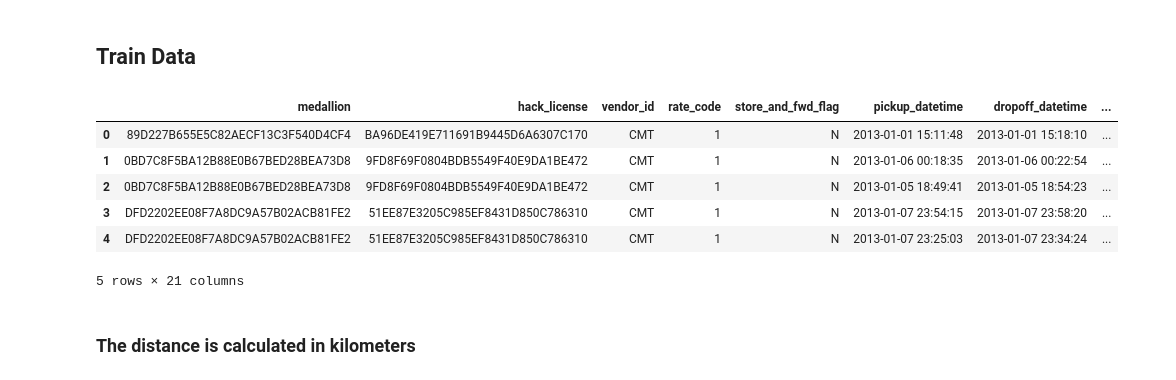
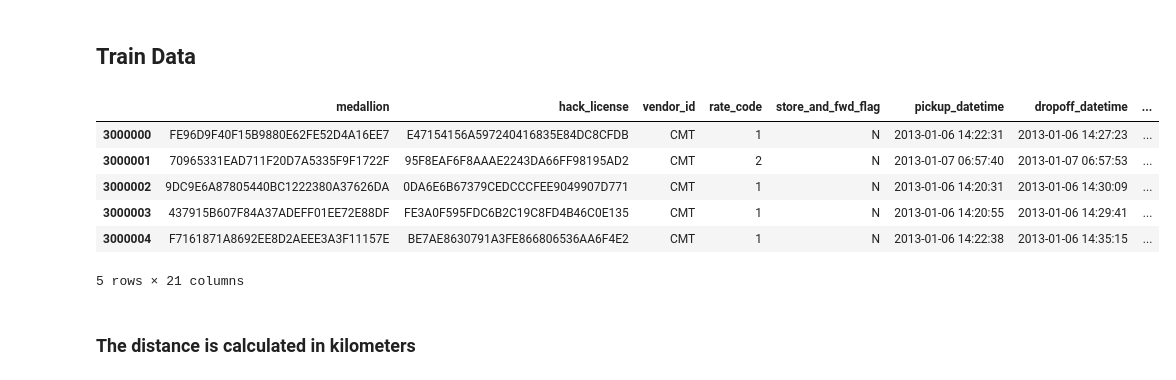
Before and after one commit to marufdsi/TaxiRevenue, a Jupyter notebook: ReinforcementLearningOnTaxiRevenue.ipynb, the cells around one changed output. Saved outputs shown, nothing was run; the diff lists cells and outputs as text; code cells hidden in the pictures.

```diff
--- a/ReinforcementLearningOnTaxiRevenue.ipynb
+++ b/ReinforcementLearningOnTaxiRevenue.ipynb
@@ -57,16 +57,16 @@ process_train_data = copy(historical_data)
 # %% [markdown]
 ## Train Data
 # %%
-train_data = copy(process_train_data.loc[0:100000,])
+train_data = copy(process_train_data.loc[3000000:3300000,])
 del train_data['Unnamed: 0']
 train_data.head()
 # %% [output]
 |  | medallion | hack_license | vendor_id | rate_code | store_and_fwd_flag | pickup_datetime | dropoff_datetime | ... |
-| 0 | 89D227B655E5C82AECF13C3F540D4CF4 | BA96DE419E711691B9445D6A6307C170 | CMT | 1 | N | 2013-01-01 15:11:48 | 2013-01-01 15:18:10 | ... |
-| 1 | 0BD7C8F5BA12B88E0B67BED28BEA73D8 | 9FD8F69F0804BDB5549F40E9DA1BE472 | CMT | 1 | N | 2013-01-06 00:18:35 | 2013-01-06 00:22:54 | ... |
-| 2 | 0BD7C8F5BA12B88E0B67BED28BEA73D8 | 9FD8F69F0804BDB5549F40E9DA1BE472 | CMT | 1 | N | 2013-01-05 18:49:41 | 2013-01-05 18:54:23 | ... |
-| 3 | DFD2202EE08F7A8DC9A57B02ACB81FE2 | 51EE87E3205C985EF8431D850C786310 | CMT | 1 | N | 2013-01-07 23:54:15 | 2013-01-07 23:58:20 | ... |
-| 4 | DFD2202EE08F7A8DC9A57B02ACB81FE2 | 51EE87E3205C985EF8431D850C786310 | CMT | 1 | N | 2013-01-07 23:25:03 | 2013-01-07 23:34:24 | ... |
+| 3000000 | FE96D9F40F15B9880E62FE52D4A16EE7 | E47154156A597240416835E84DC8CFDB | CMT | 1 | N | 2013-01-06 14:22:31 | 2013-01-06 14:27:23 | ... |
+| 3000001 | 70965331EAD711F20D7A5335F9F1722F | 95F8EAF6F8AAAE2243DA66FF98195AD2 | CMT | 2 | N | 2013-01-07 06:57:40 | 2013-01-07 06:57:53 | ... |
+| 3000002 | 9DC9E6A87805440BC1222380A37626DA | 0DA6E6B67379CEDCCCFEE9049907D771 | CMT | 1 | N | 2013-01-06 14:20:31 | 2013-01-06 14:30:09 | ... |
+| 3000003 | 437915B607F84A37ADEFF01EE72E88DF | FE3A0F595FDC6B2C19C8FD4B46C0E135 | CMT | 1 | N | 2013-01-06 14:20:55 | 2013-01-06 14:29:41 | ... |
+| 3000004 | F7161871A8692EE8D2AEEE3A3F11157E | BE7AE8630791A3FE866806536AA6F4E2 | CMT | 1 | N | 2013-01-06 14:22:38 | 2013-01-06 14:35:15 | ... |
 5 rows × 21 columns
 # %%
 train_data["pickup_datetime"] = pd.to_datetime(train_data["pickup_datetime"])
```
Also changed, not shown: parts of 22 cells of this notebook.
